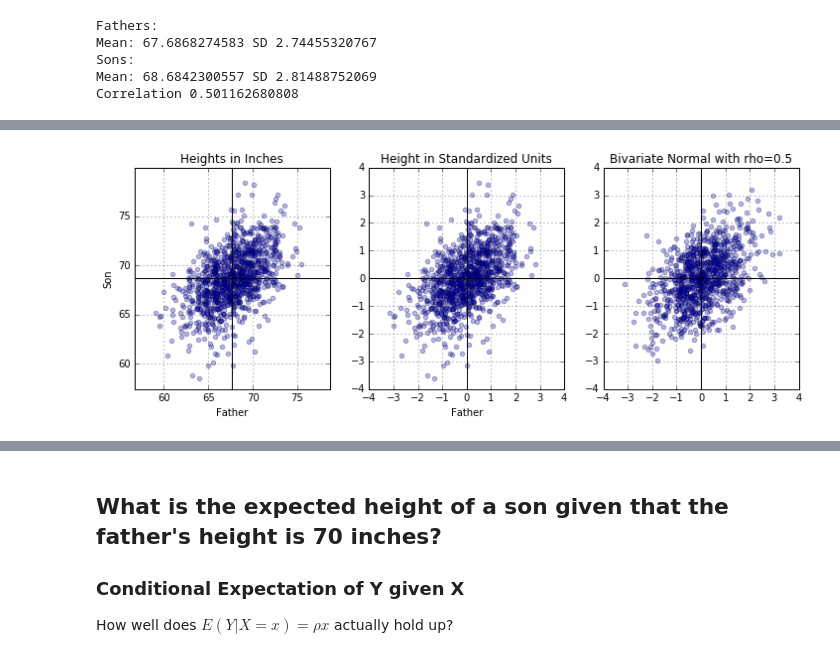
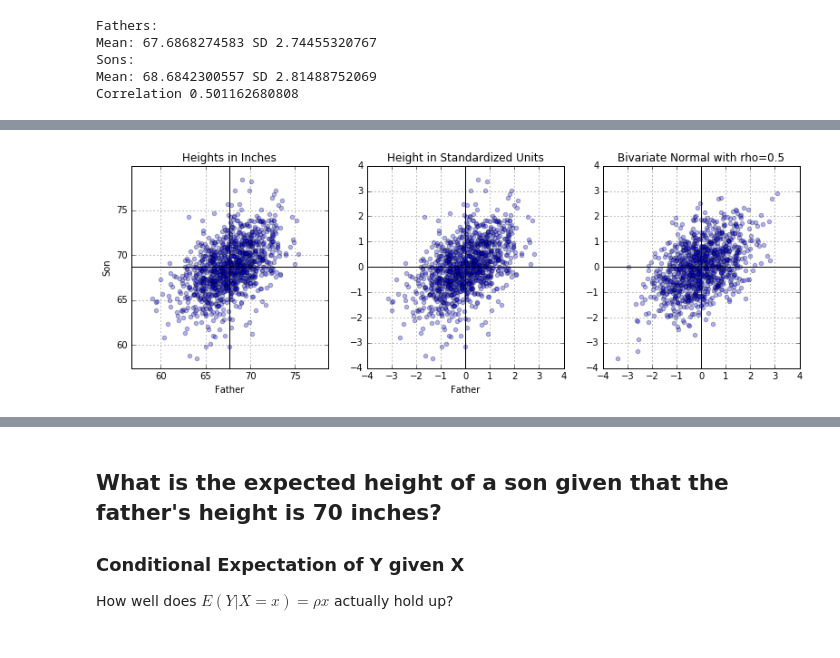
Before and after one commit to andrewzhang1/Stat-140, a Jupyter notebook: correlation/Bivariate Normal.ipynb, the cells around one changed output, grey strips where cells are left out. Drawn from its saved outputs; the diff is of its cells as text; code cells hidden in the pictures.

Commit message:
updated graphs

```diff
--- a/correlation/Bivariate Normal.ipynb
+++ b/correlation/Bivariate Normal.ipynb
@@ -88,7 +88,7 @@ plt.show()
 # %%
 zoom = 4
 
-fig = plt.figure(figsize=(12, 4))
+fig = plt.figure(figsize=(13.2, 4))
 
 sub1 = fig.add_subplot(131)
 sub1.scatter(father_son["Father"], father_son["Son"], alpha = 0.3)
@@ -96,31 +96,31 @@ sub1.set_xlim([father_mean-zoom*father_sd,father_mean+zoom*father_sd])
 sub1.set_ylim([son_mean-zoom*son_sd,son_mean+zoom*son_sd])
 plt.axhline(y=son_mean, color='k')
 plt.axvline(x=father_mean, color='k')
 plt.ylabel("Son")
 plt.xlabel("Father")
 plt.title("Heights in Inches")
 plt.grid(True, which='both')
 
 
 sub2 = fig.add_subplot(132)
 sub2.scatter(std_father_son["Father"], std_father_son["Son"], alpha=0.3)
 sub2.set_xlim([-zoom, zoom])
 sub2.set_ylim([-zoom, zoom])
 plt.axhline(y=0, color='k')
 plt.axvline(x=0, color='k')
 #plt.ylabel("Son")
 plt.xlabel("Father")
 plt.title("Height in Standardized Units")
 plt.grid(True, which='both')
 
 sub3 = fig.add_subplot(133)
 sub3.set_xlim([-zoom, zoom])
 sub3.set_ylim([-zoom, zoom])
 x, y = np.random.multivariate_normal([0,0], rho, 1000).T
 sub3.scatter(x, y, alpha = 0.3)
 plt.axhline(y=0, color='k')
 plt.axvline(x=0, color='k')
 plt.title("Bivariate Normal with rho=%s" % (round(rho[0][1], 2)))
 plt.grid(True, which='both')
 # %% [output]
-[figure, old version]
+[figure, new version]
```
Also changed, not shown: parts of 11 cells of this notebook.
